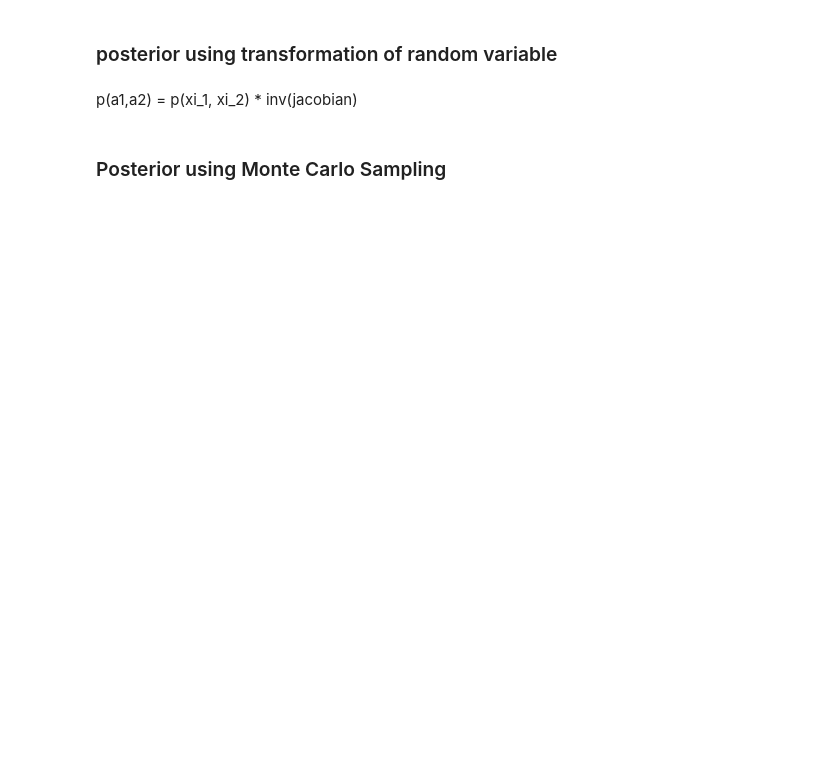
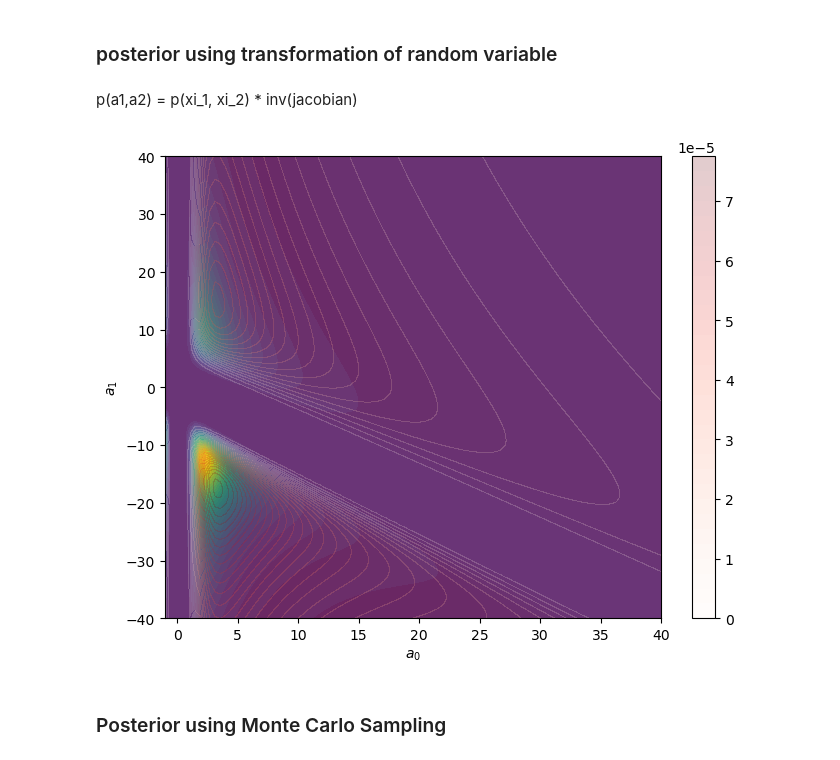
Before and after one commit to sudhipv/sequential_calibration, a Jupyter notebook: appendix/sum_of_sigmoid_noise.ipynb, the cells around one changed output. Drawn from its saved outputs; the diff is of its cells as text; code cells hidden in the pictures; blank space fills up the shorter version.

```diff
--- a/appendix/sum_of_sigmoid_noise.ipynb
+++ b/appendix/sum_of_sigmoid_noise.ipynb
@@ -282,12 +295,10 @@ plt.close()
 p(a1,a2) = p(xi_1, xi_2) * inv(jacobian)
 # %%
 
-# x2, y2 = np.linspace(0,1, 100), np.linspace(-0.8, 0.5, 100)
-
+# x2, y2 = np.linspace(-1,40, 100), np.linspace(-40, 40, 100)
 
 f_t1 = (1 + np.exp(T1-t1))
 f_t2 = (1 + np.exp(T1-t2))
-
 
 TR_jac = np.zeros([len(x2), len(y2)])
 
@@ -300,38 +311,50 @@ for q0 in range(len(x2)):
         #### Worked Code
 
         var1 = (x2[q0] + y2[q1]/ f_t1 )**2
 
         var2 = (x2[q0] + y2[q1]/ f_t2 )**2
 
 
         jac_inv = np.array([[- Y1/(var1), - Y1 * (1/f_t1)/(var1)], [- Y2/(var2), - Y2 * (1/f_t2)/(var2)]])
 
         multiplier11 = (1/np.sqrt(2*np.pi*sigma_r**2))
 
         multiplier12 = (1/np.sqrt(2*np.pi*sigma_r**2))
 
-        err11 = np.exp(-1 * (Y1/(np.sqrt(var1)) - 1)**2 / (2 * sigma_r**2))
 
-        err12 = np.exp(-1 * (Y2/(np.sqrt(var2)) - 1)**2 / (2 * sigma_r**2))
+        err11 = np.exp(-1 * (Y1/(x2[q0] + y2[q1]/ f_t1 ) - 1)**2 / (2 * sigma_r**2))
+
+        err12 = np.exp(-1 * (Y2/(x2[q0] + y2[q1]/ f_t2 ) - 1)**2 / (2 * sigma_r**2))
 
 
-        Lsum2 = multiplier11 * err11.item() * multiplier12 * err12.item() * np.linalg.det(jac_inv)
+        Lsum2 = multiplier11 * err11.item() * multiplier12 * err12.item() * np.abs( np.linalg.det(jac_inv))
+
+        # Lsum2 = err11.item() * err12.item()
+
+
+        # Lcheck1[q0,q1] = err11.item()
+
+        # Lcheck2[q0,q1] = np.exp(-1 * (Y1/ (x2[q0] + y2[q1]/ f_t1 ))**2)
 
         TR_jac[q0,q1] = Lsum2
 
 
 
 
 fig = plt.figure(201,figsize=(8,6))
 P1, Q1 = np.meshgrid(x2,y2)
+
 Jac_TR = np.transpose(TR_jac)
 plt.contourf(P1, Q1, Jac_TR, levels=30, cmap="viridis")
-# plt.contourf(P, Q, Lt, levels=30, cmap="Reds", alpha=0.2)
+plt.contourf(P, Q, Lt, levels=30, cmap="Reds", alpha=0.2, label='product of likelihood')
 plt.xlabel('$a_{0}$')
 plt.ylabel('$a_{1}$')
 plt.colorbar()
-plt.savefig('./transformation_RV_multiplicative.pdf')
+# plt.savefig('./transformation_RV_multiplicative.pdf')
+plt.show()
 plt.close()
+# %% [output]
+[figure, added]
 # %% [markdown]
 ### Posterior using Monte Carlo Sampling
 # %%
```
Also changed, not shown: parts of 6 cells of this notebook.
